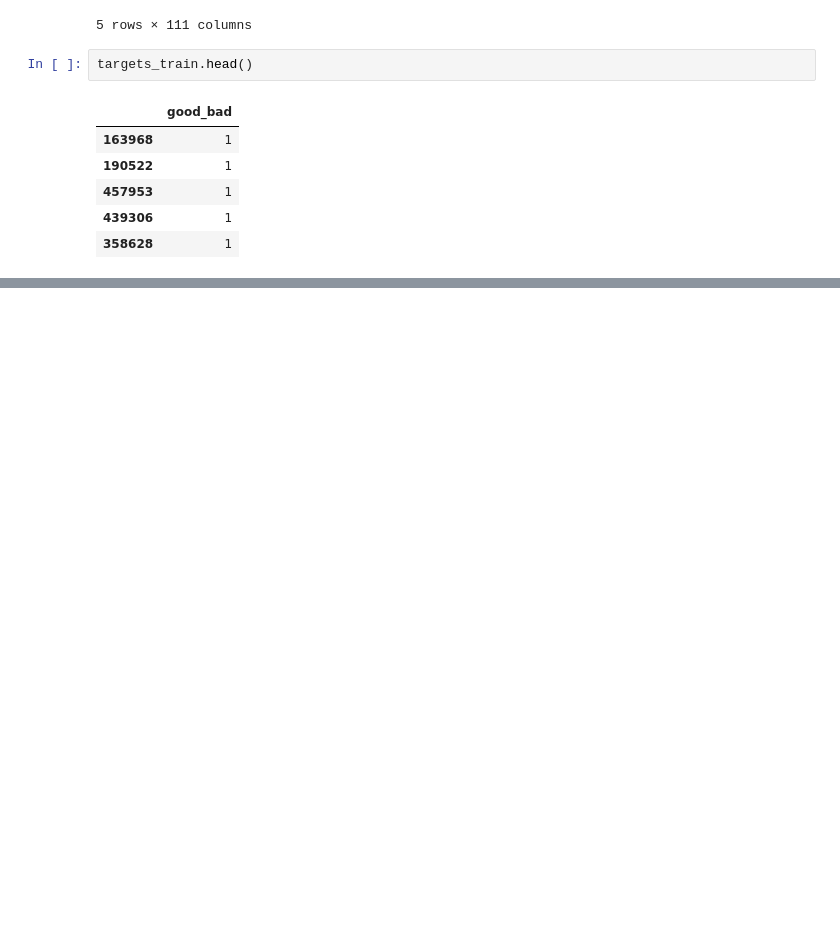
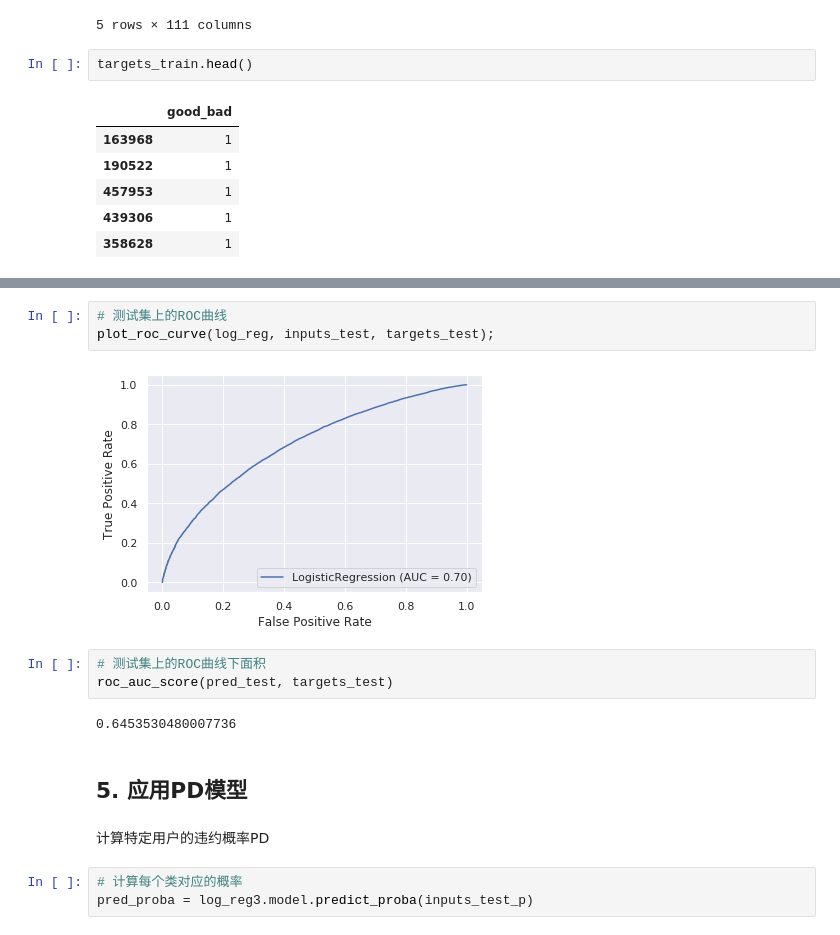
Before and after one commit to GoldenRaven/Lending_Club, a Jupyter notebook: code_my/PD_modeling.ipynb, the cells around one changed output, grey strips where cells are left out. Cells and saved outputs as stored; diff of their text form; blank space fills up the shorter version.

```diff
--- a/code_my/PD_modeling.ipynb
+++ b/code_my/PD_modeling.ipynb
@@ -33,0 +376,17 @@ targets_train.head()
+# %%
+# 测试集上的ROC曲线
+plot_roc_curve(log_reg, inputs_test, targets_test);
+# %% [output]
+[figure, added]
+# %%
+# 测试集上的ROC曲线下面积
+roc_auc_score(pred_test, targets_test)
+# %% [output]
+0.6453530480007736
+# %% [markdown]
+## 5. 应用PD模型
+# %% [markdown]
+计算特定用户的违约概率PD
+# %%
+# 计算每个类对应的概率
+pred_proba = log_reg3.model.predict_proba(inputs_test_p)
```
Also changed, not shown: parts of 85 cells of this notebook, 2 other files.
